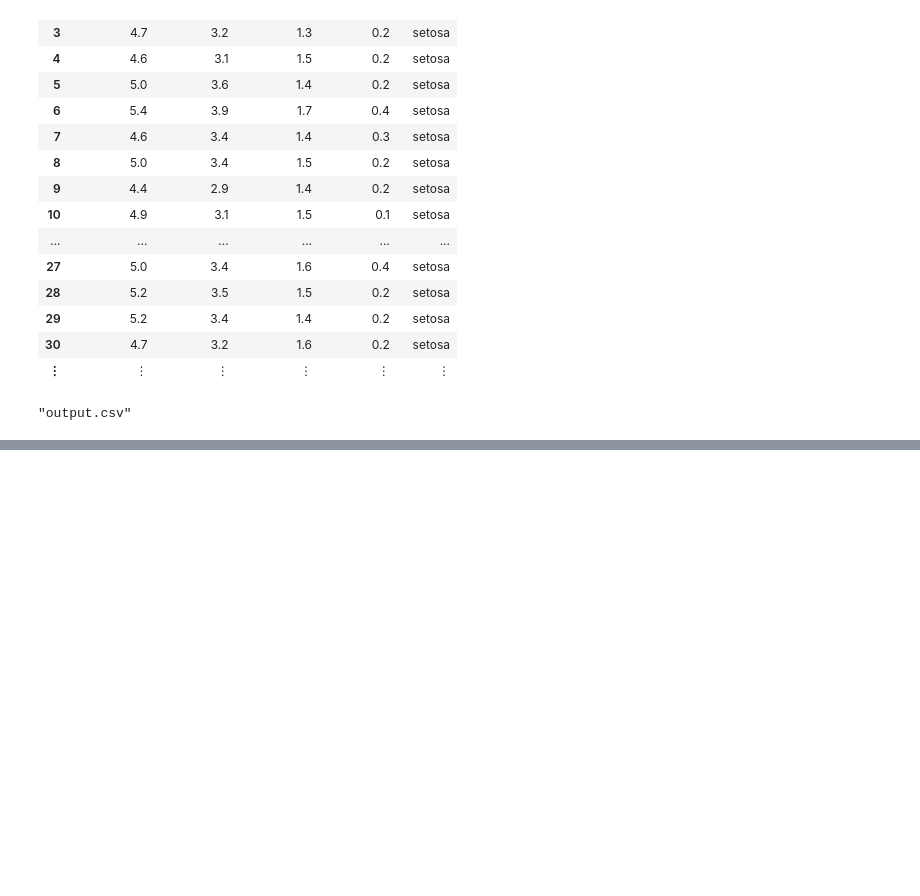
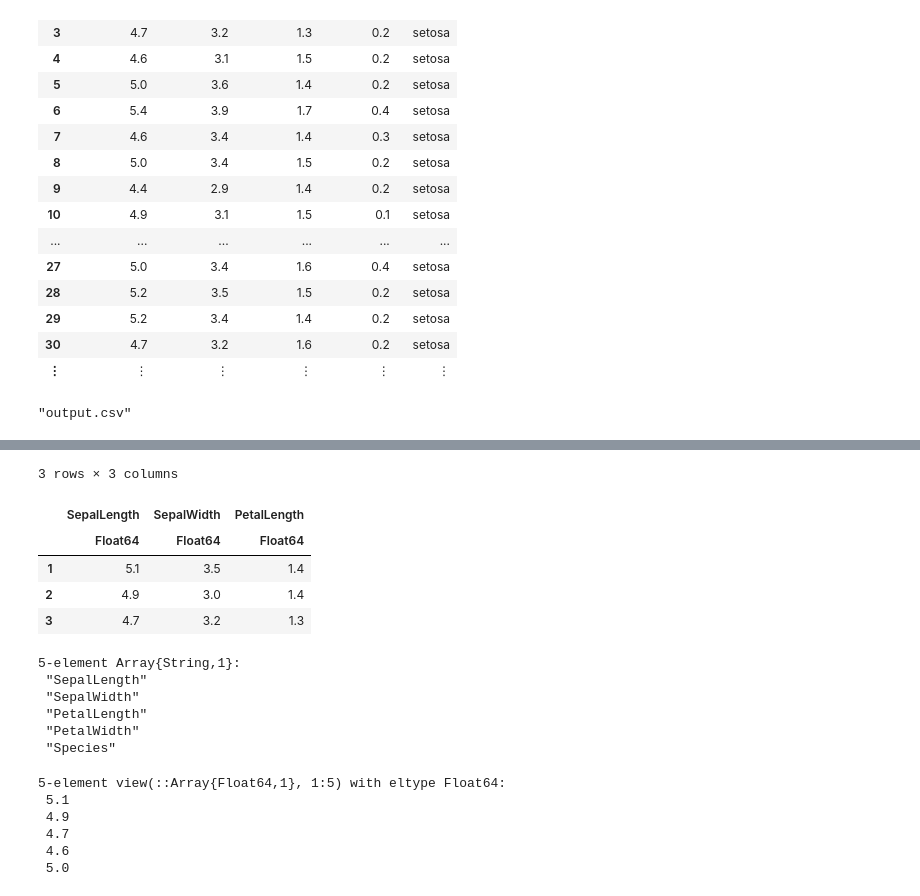
Before and after one commit to Nu2-Cracker/julia_forest, a Jupyter notebook: Untitled.ipynb, the cells around one changed output, grey strips where cells are left out. Cells and saved outputs as stored; diff of their text form; code cells hidden in the pictures; blank space fills up the shorter version.

```diff
--- a/Untitled.ipynb
+++ b/Untitled.ipynb
@@ -121,0 +228,32 @@ accidents
+# %%
+using RDatasets
+
+iris = dataset("datasets", "iris") #データフレームで読み込んだのは母集団
+sdif = view(iris, 1:3, 1:3)
+# %% [output]
+3 rows × 3 columns
+|  | SepalLength | SepalWidth | PetalLength |
+|  | Float64 | Float64 | Float64 |
+| 1 | 5.1 | 3.5 | 1.4 |
+| 2 | 4.9 | 3.0 | 1.4 |
+| 3 | 4.7 | 3.2 | 1.3 |
+# %%
+names(iris) #データフレームのカラムを抽出
+# %% [output]
+5-element Array{String,1}:
+ "SepalLength"
+ "SepalWidth"
+ "PetalLength"
+ "PetalWidth"
+ "Species"
+# %%
+SepalLength = iris[!, "SepalLength"]
+#スライスする時はviewを使う
+view(SepalLength, 1:5)
+# %% [output]
+5-element view(::Array{Float64,1}, 1:5) with eltype Float64:
+ 5.1
+ 4.9
+ 4.7
+ 4.6
+ 5.0
```
Also changed, not shown: parts of 14 cells of this notebook.
